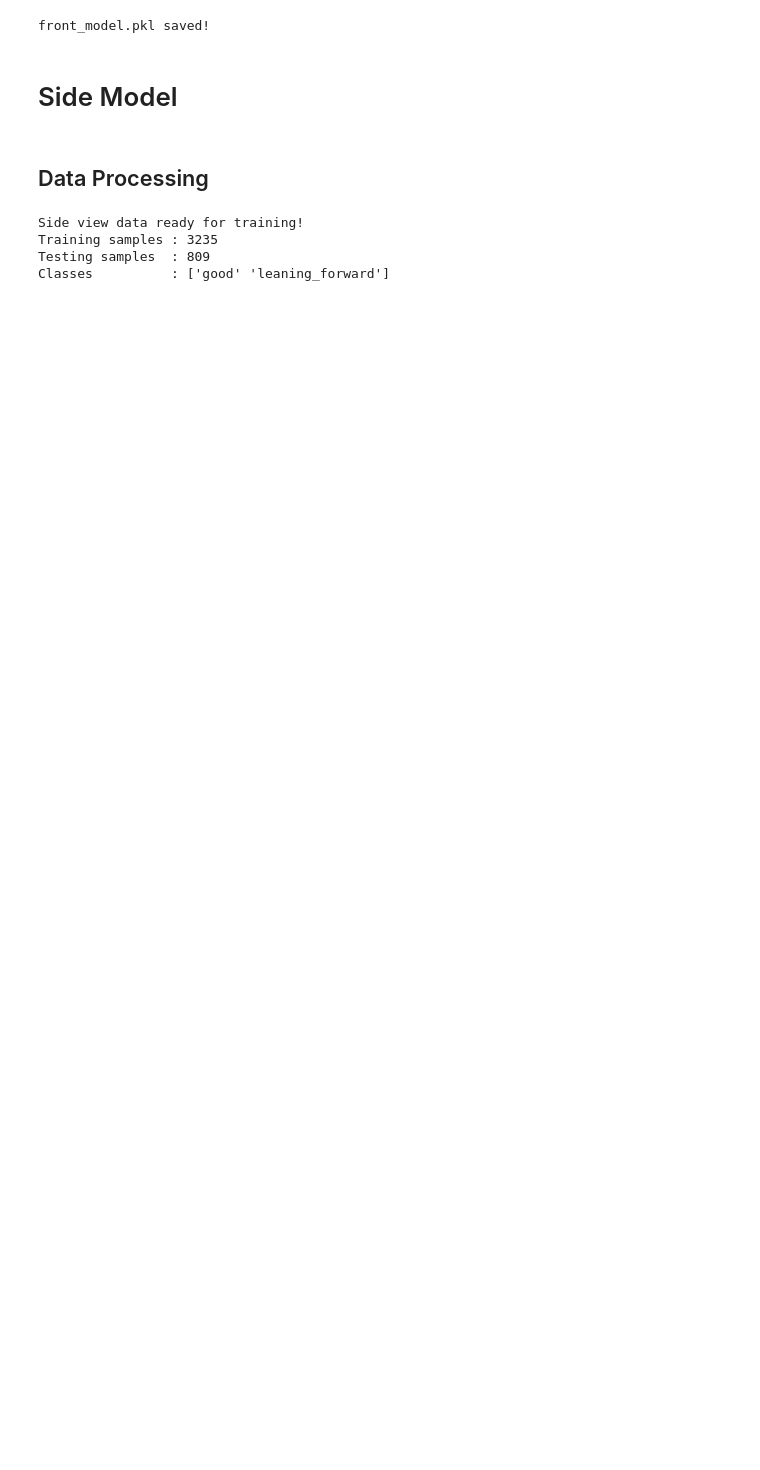
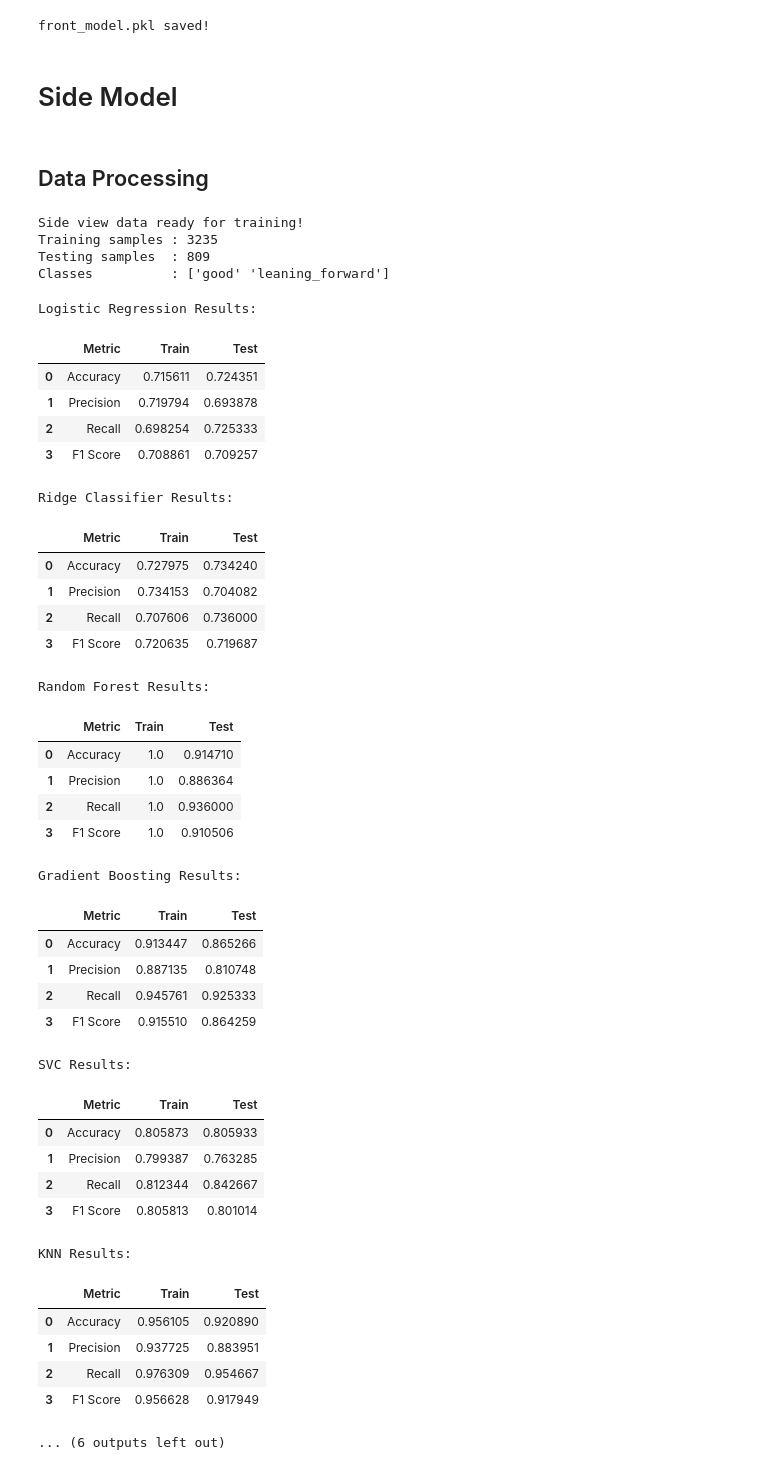
Before and after one commit to DabeenHemin/Real-Time-Health-Risk-Analysis-in-Weighted-Workout-Exercises, a Jupyter notebook: notebooks/squat_form_classifier.ipynb, the cells around one changed output. Saved outputs shown, nothing was run; the diff lists cells and outputs as text; code cells hidden in the pictures; blank space fills up the shorter version.

Commit message:
Train and evaluate 9 baseline classifiers on side view squat data identifying KNN XGBoost and Random Forest as top performers for hyperparameter tuning

```diff
--- a/notebooks/squat_form_classifier.ipynb
+++ b/notebooks/squat_form_classifier.ipynb
@@ -422,3 +422,80 @@ Side view data ready for training!
 Training samples : 3235
 Testing samples  : 809
 Classes          : ['good' 'leaning_forward']
+# %%
+# function to evaluate a model on both training and test data
+# shows train vs test metrics to help spot overfitting
+def evaluate_model_side(model, model_name="Model"):
+
+    # predict on both train and test sets
+    y_pred_train = model.predict(X_side_train)
+    y_pred_test  = model.predict(X_side_test)
+
+    # calculate metrics for both sets
+    results_df = pd.DataFrame([
+        ['Accuracy',  accuracy_score(y_side_train, y_pred_train),  accuracy_score(y_side_test, y_pred_test)],
+        ['Precision', precision_score(y_side_train, y_pred_train), precision_score(y_side_test, y_pred_test)],
+        ['Recall',    recall_score(y_side_train, y_pred_train),    recall_score(y_side_test, y_pred_test)],
+        ['F1 Score',  f1_score(y_side_train, y_pred_train),        f1_score(y_side_test, y_pred_test)]
+    ], columns=['Metric', 'Train', 'Test'])
+
+    print(f"\n{model_name} Results:")
+    display(results_df)
+
+    return results_df, y_pred_train, y_pred_test
+
+# define all models to be trained and compared
+models_side = {
+    "Logistic Regression" : LogisticRegression(max_iter=1000, random_state=42),
+    "Ridge Classifier"    : RidgeClassifier(),
+    "Random Forest"       : RandomForestClassifier(n_estimators=100, random_state=42),
+    "Gradient Boosting"   : GradientBoostingClassifier(random_state=42),
+    "SVC"                 : SVC(kernel='rbf', random_state=42),
+    "KNN"                 : KNeighborsClassifier(n_neighbors=5),
+    "Decision Tree"       : DecisionTreeClassifier(random_state=42),
+    "Gaussian NB"         : GaussianNB(),
+    "XGBoost"             : XGBClassifier(random_state=42, eval_metric='logloss')
+}
+
+# train each model and evaluate it
+for model_name, model in models_side.items():
+    model.fit(X_side_train, y_side_train)
+    evaluate_model_side(model, model_name)
+# %% [output]
+Logistic Regression Results:
+|  | Metric | Train | Test |
+| 0 | Accuracy | 0.715611 | 0.724351 |
+| 1 | Precision | 0.719794 | 0.693878 |
+| 2 | Recall | 0.698254 | 0.725333 |
+| 3 | F1 Score | 0.708861 | 0.709257 |
+Ridge Classifier Results:
+|  | Metric | Train | Test |
+| 0 | Accuracy | 0.727975 | 0.734240 |
+| 1 | Precision | 0.734153 | 0.704082 |
+| 2 | Recall | 0.707606 | 0.736000 |
+| 3 | F1 Score | 0.720635 | 0.719687 |
+Random Forest Results:
+|  | Metric | Train | Test |
+| 0 | Accuracy | 1.0 | 0.914710 |
+| 1 | Precision | 1.0 | 0.886364 |
+| 2 | Recall | 1.0 | 0.936000 |
+| 3 | F1 Score | 1.0 | 0.910506 |
+Gradient Boosting Results:
+|  | Metric | Train | Test |
+| 0 | Accuracy | 0.913447 | 0.865266 |
+| 1 | Precision | 0.887135 | 0.810748 |
+| 2 | Recall | 0.945761 | 0.925333 |
+| 3 | F1 Score | 0.915510 | 0.864259 |
+SVC Results:
+|  | Metric | Train | Test |
+| 0 | Accuracy | 0.805873 | 0.805933 |
+| 1 | Precision | 0.799387 | 0.763285 |
+| 2 | Recall | 0.812344 | 0.842667 |
+| 3 | F1 Score | 0.805813 | 0.801014 |
+KNN Results:
+|  | Metric | Train | Test |
+| 0 | Accuracy | 0.956105 | 0.920890 |
+| 1 | Precision | 0.937725 | 0.883951 |
+| 2 | Recall | 0.976309 | 0.954667 |
+| 3 | F1 Score | 0.956628 | 0.917949 |
+... (6 outputs left out)
```
